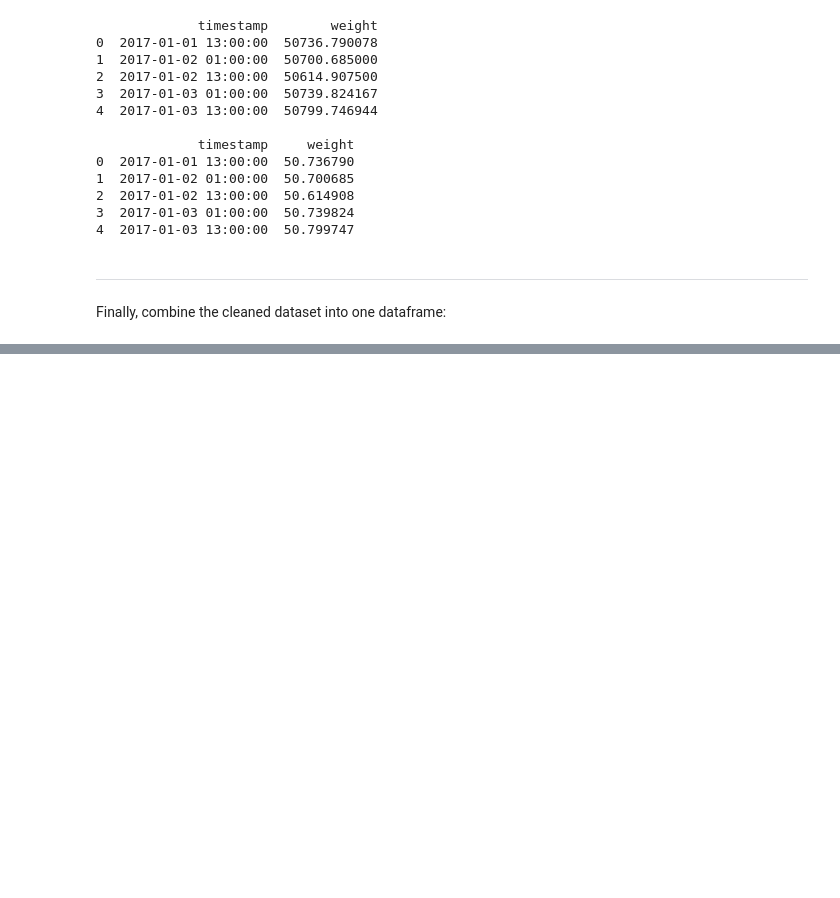
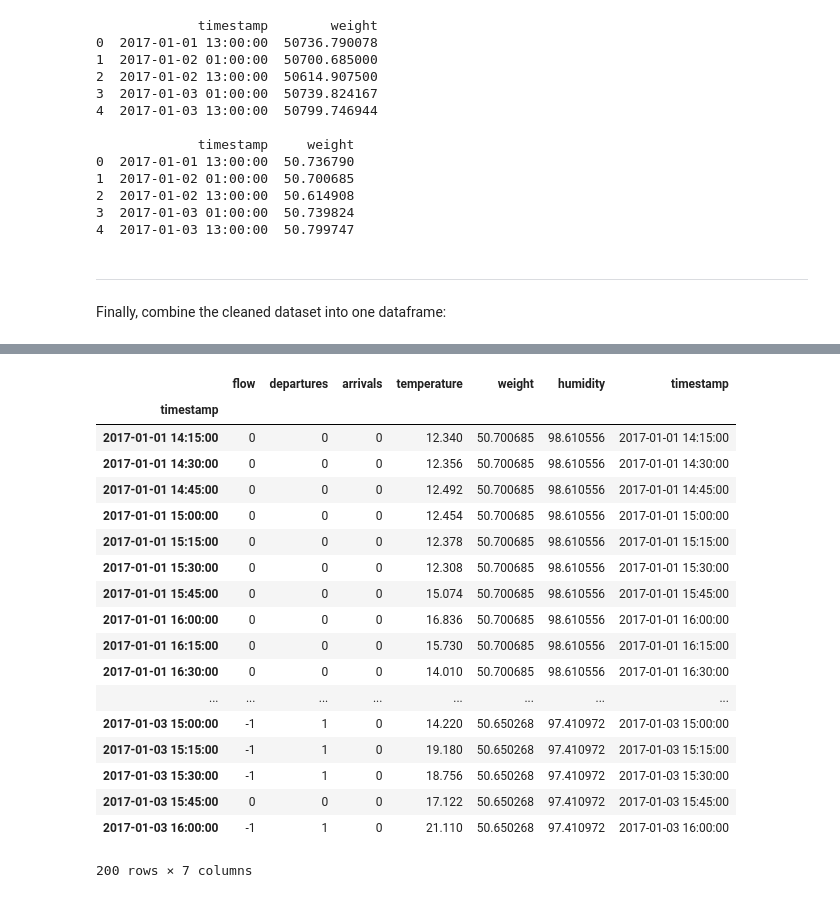
Before and after one commit to nickpalmer789/BeePredictor, a Jupyter notebook: data_cleaning.ipynb, the cells around one changed output, grey strips where cells are left out. Cells and saved outputs as stored; diff of their text form; code cells hidden in the pictures; blank space fills up the shorter version.

Commit message:
Added weight and humidity to cleaned data.

```diff
--- a/data_cleaning.ipynb
+++ b/data_cleaning.ipynb
@@ -319,3 +296,60 @@ timestamp
+# %%
+sch_merged_final = sch_merged.groupby([sch_merged.index]).agg({'flow': np.sum, 'arrivals': np.sum, 'departures':np.sum, 'temperature': np.mean})
+sch_merged_final['timestamp'] = sch_merged_final.index
+
+humid_temp = [sch_humid.loc[sch_humid['timestamp'] == str(timestamp)]['humidity'].values for timestamp in sch_merged_final['timestamp']]
+begin = 0
+end = 0
+for index in range(len(humid_temp)):
+    if len(humid_temp[index]) == 0:
+        humid_temp[index] = None
+    else:
+        end = index
+        for i in range(begin, end):
+            humid_temp[i] = humid_temp[index][0]
+        humid_temp[index] = humid_temp[index][0]
+        begin = index+1
+humid_temp[-1] = humid_temp[-2]
+
+weight_temp = [sch_weight.loc[sch_weight['timestamp'] == str(timestamp)]['weight'].values for timestamp in sch_merged_final['timestamp']]
+begin = 0
+end = 0
+for index in range(len(weight_temp)):
+    if len(weight_temp[index]) == 0:
+        weight_temp[index] = None
+    else:
+        end = index
+        for i in range(begin, end):
+            weight_temp[i] = weight_temp[index][0]
+        weight_temp[index] = weight_temp[index][0]
+        begin = index+1
+weight_temp[-1] = weight_temp[-2]
+
+sch_merged_final.insert(sch_merged_final.shape[1], 'humidity', humid_temp)
+sch_merged_final.insert(sch_merged_final.shape[1], 'weight', weight_temp)
+columnsTitles=['flow', 'departures', 'arrivals', 'temperature', 'weight', 'humidity', 'timestamp']
+sch_merged_final=sch_merged_final.reindex(columns=columnsTitles)
+sch_merged_final.head(200)
+# %% [output]
+|  | flow | departures | arrivals | temperature | weight | humidity | timestamp |
+| timestamp |  |  |  |  |  |  |  |
+| 2017-01-01 14:15:00 | 0 | 0 | 0 | 12.340 | 50.700685 | 98.610556 | 2017-01-01 14:15:00 |
+| 2017-01-01 14:30:00 | 0 | 0 | 0 | 12.356 | 50.700685 | 98.610556 | 2017-01-01 14:30:00 |
+| 2017-01-01 14:45:00 | 0 | 0 | 0 | 12.492 | 50.700685 | 98.610556 | 2017-01-01 14:45:00 |
+| 2017-01-01 15:00:00 | 0 | 0 | 0 | 12.454 | 50.700685 | 98.610556 | 2017-01-01 15:00:00 |
+| 2017-01-01 15:15:00 | 0 | 0 | 0 | 12.378 | 50.700685 | 98.610556 | 2017-01-01 15:15:00 |
+| 2017-01-01 15:30:00 | 0 | 0 | 0 | 12.308 | 50.700685 | 98.610556 | 2017-01-01 15:30:00 |
+| 2017-01-01 15:45:00 | 0 | 0 | 0 | 15.074 | 50.700685 | 98.610556 | 2017-01-01 15:45:00 |
+| 2017-01-01 16:00:00 | 0 | 0 | 0 | 16.836 | 50.700685 | 98.610556 | 2017-01-01 16:00:00 |
+| 2017-01-01 16:15:00 | 0 | 0 | 0 | 15.730 | 50.700685 | 98.610556 | 2017-01-01 16:15:00 |
+| 2017-01-01 16:30:00 | 0 | 0 | 0 | 14.010 | 50.700685 | 98.610556 | 2017-01-01 16:30:00 |
+| ... | ... | ... | ... | ... | ... | ... | ... |
+| 2017-01-03 15:00:00 | -1 | 1 | 0 | 14.220 | 50.650268 | 97.410972 | 2017-01-03 15:00:00 |
+| 2017-01-03 15:15:00 | -1 | 1 | 0 | 19.180 | 50.650268 | 97.410972 | 2017-01-03 15:15:00 |
+| 2017-01-03 15:30:00 | -1 | 1 | 0 | 18.756 | 50.650268 | 97.410972 | 2017-01-03 15:30:00 |
+| 2017-01-03 15:45:00 | 0 | 0 | 0 | 17.122 | 50.650268 | 97.410972 | 2017-01-03 15:45:00 |
+| 2017-01-03 16:00:00 | -1 | 1 | 0 | 21.110 | 50.650268 | 97.410972 | 2017-01-03 16:00:00 |
+200 rows × 7 columns
 # %%
 #Save the data as a CSV file
 sch_merged_final.to_csv('data/cleaned/schwartau/schwartau.csv', header=True, index=False)
```
Also changed, not shown: parts of 3 cells of this notebook, 2 other files.
